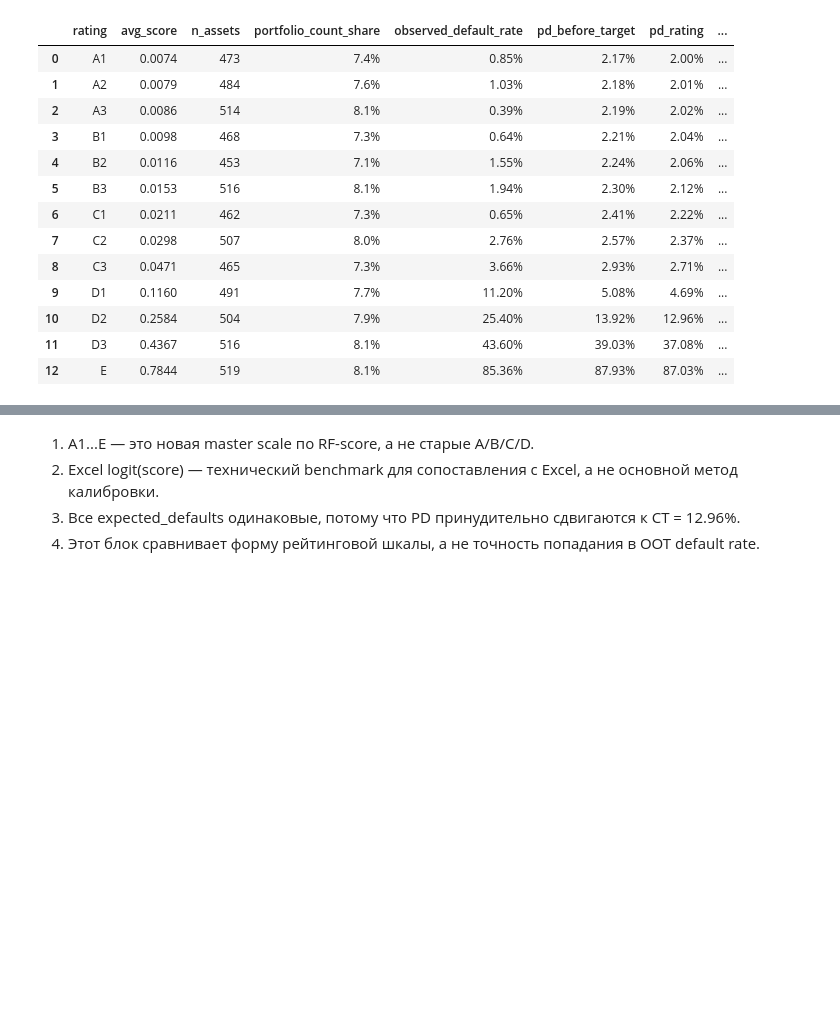
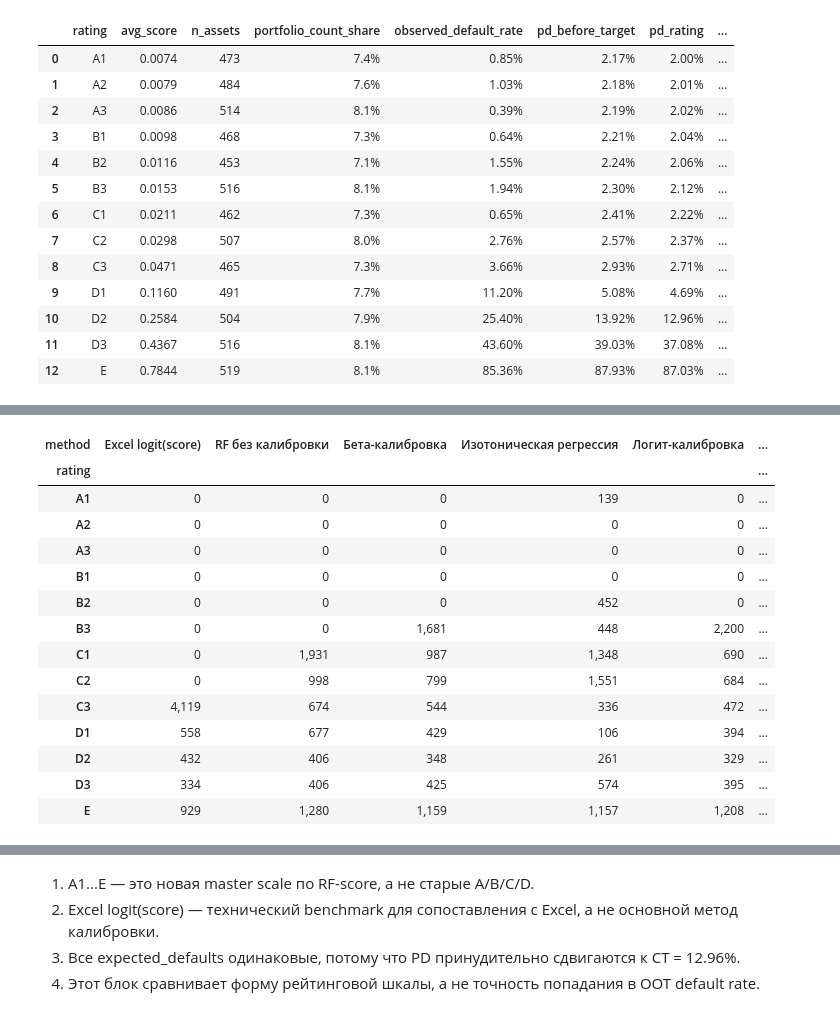
Before and after one commit to ddudenko275-boop/ColebrationTedo, a Jupyter notebook: notebooks/pd_calibration.ipynb, the cells around one changed output, grey strips where cells are left out. Cells and saved outputs as stored; diff of their text form; code cells hidden in the pictures; blank space fills up the shorter version.

Commit message:
Add fixed mentor master scale RWA

```diff
--- a/notebooks/pd_calibration.ipynb
+++ b/notebooks/pd_calibration.ipynb
@@ -1125,0 +1133,74 @@ EAD на один актив:                1,000,000
+# %%
+mentor_scale_bounds = master_scale_bounds_table()
+display(
+    mentor_scale_bounds.set_index("rating").style.format({
+        "pd_lower": "{:.2%}",
+        "pd_upper": "{:.2%}",
+        "pd_avg_master": "{:.2%}",
+    })
+)
+
+fixed_master_scale_panel = method_master_scale_distribution(
+    df_test_master,
+    rating_scale_predictions,
+    default_asset_ead=ASSET_EAD,
+)
+
+fixed_master_scale_rwa_by_rating = rating_scale_capital_by_rating(
+    fixed_master_scale_panel,
+    assumptions=IRBAssumptions(lgd=0.40, maturity_years=2.5, ead=ASSET_EAD),
+    method_col="method",
+    rating_col="rating",
+    pd_col="pd_rating",
+)
+
+fixed_master_scale_rwa_summary = (
+    fixed_master_scale_rwa_by_rating
+    .groupby("method", sort=False)
+    .agg(
+        total_ead=("total_ead", "sum"),
+        total_expected_loss=("total_expected_loss", "sum"),
+        total_rwa=("total_rwa", "sum"),
+        total_required_capital=("total_required_capital", "sum"),
+    )
+)
+fixed_master_scale_rwa_summary["rwa_rate_to_ead"] = (
+    fixed_master_scale_rwa_summary["total_rwa"] / fixed_master_scale_rwa_summary["total_ead"]
+)
+
+fixed_master_scale_counts = (
+    fixed_master_scale_panel
+    .pivot(index="rating", columns="method", values="n_assets")
+    .reindex(MASTER_SCALE_RATINGS)
+)
+
+print("Fixed mentor master scale: asset counts by rating")
+display(fixed_master_scale_counts.style.format("{:,.0f}"))
+
+print("Fixed mentor master scale: RWA summary")
+display(
+    fixed_master_scale_rwa_summary.style.format({
+        "total_ead": "{:,.0f}",
+        "total_expected_loss": "{:,.0f}",
+        "total_rwa": "{:,.0f}",
+        "total_required_capital": "{:,.0f}",
+        "rwa_rate_to_ead": "{:.2%}",
+    })
+)
+
+first_rating_check = (
+    fixed_master_scale_rwa_by_rating
+    .groupby("method", sort=False)["rating"]
+    .first()
+)
+if not (first_rating_check == "A1").all():
+    raise ValueError("Fixed master scale RWA table must start with A1 for every method.")
+
+zero_axis_check = (
+    fixed_master_scale_rwa_by_rating
+    .groupby("method", sort=False)
+    .size()
+)
+if not (zero_axis_check == len(MASTER_SCALE_RATINGS)).all():
+    raise ValueError("Fixed master scale RWA table must keep all A1...E rows for every method.")
+# %% [output]
@@ -1125,0 +1223,15 @@ EAD на один актив:                1,000,000
+| method | Excel logit(score) | RF без калибровки | Бета-калибровка | Изотоническая регрессия | Логит-калибровка | ... |
+| rating |  |  |  |  |  | ... |
+| A1 | 0 | 0 | 0 | 139 | 0 | ... |
+| A2 | 0 | 0 | 0 | 0 | 0 | ... |
+| A3 | 0 | 0 | 0 | 0 | 0 | ... |
+| B1 | 0 | 0 | 0 | 0 | 0 | ... |
+| B2 | 0 | 0 | 0 | 452 | 0 | ... |
+| B3 | 0 | 0 | 1,681 | 448 | 2,200 | ... |
+| C1 | 0 | 1,931 | 987 | 1,348 | 690 | ... |
+| C2 | 0 | 998 | 799 | 1,551 | 684 | ... |
+| C3 | 4,119 | 674 | 544 | 336 | 472 | ... |
+| D1 | 558 | 677 | 429 | 106 | 394 | ... |
+| D2 | 432 | 406 | 348 | 261 | 329 | ... |
+| D3 | 334 | 406 | 425 | 574 | 395 | ... |
+| E | 929 | 1,280 | 1,159 | 1,157 | 1,208 | ... |
```
Also changed, not shown: parts of 5 cells of this notebook, 2 other files.
